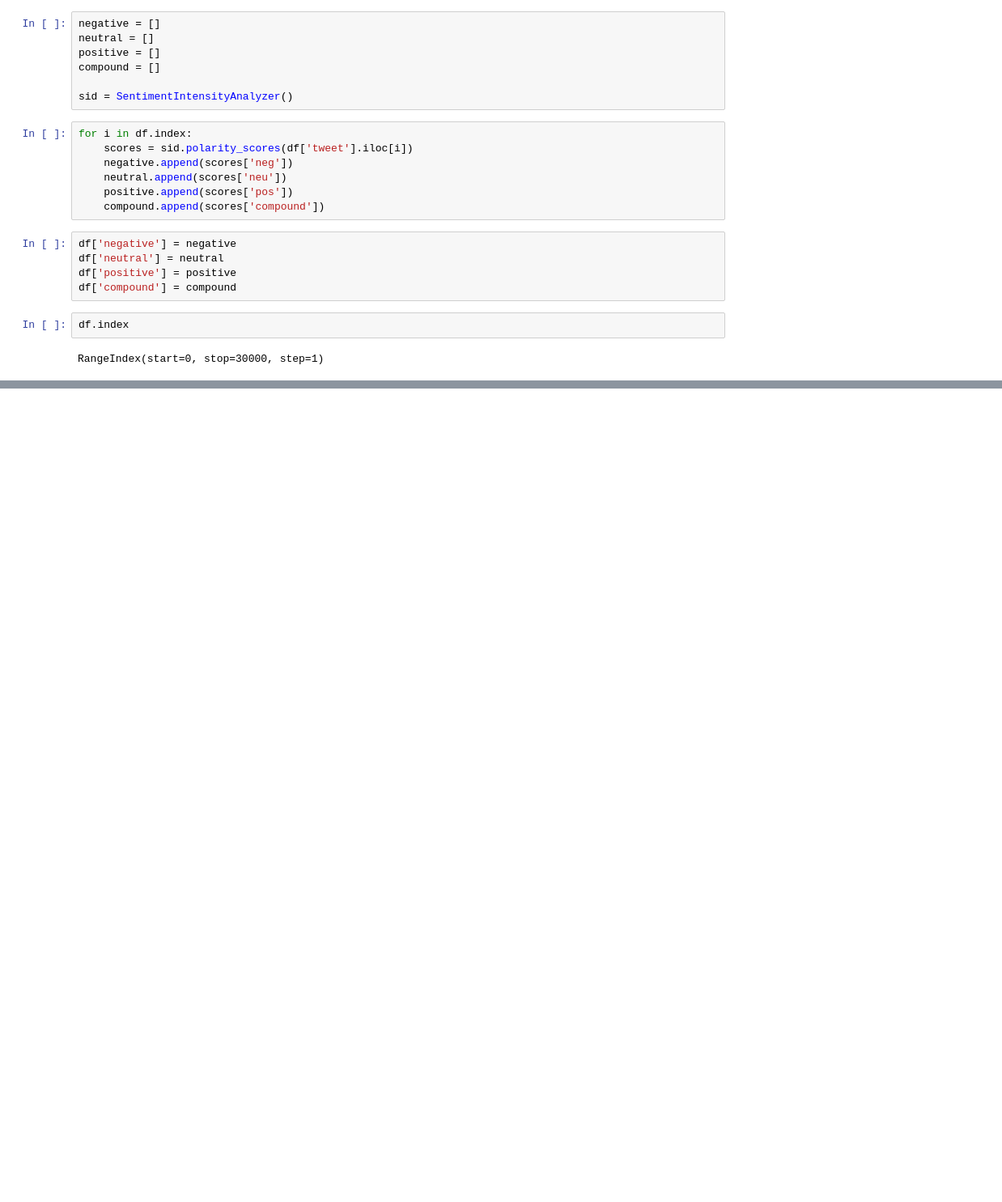
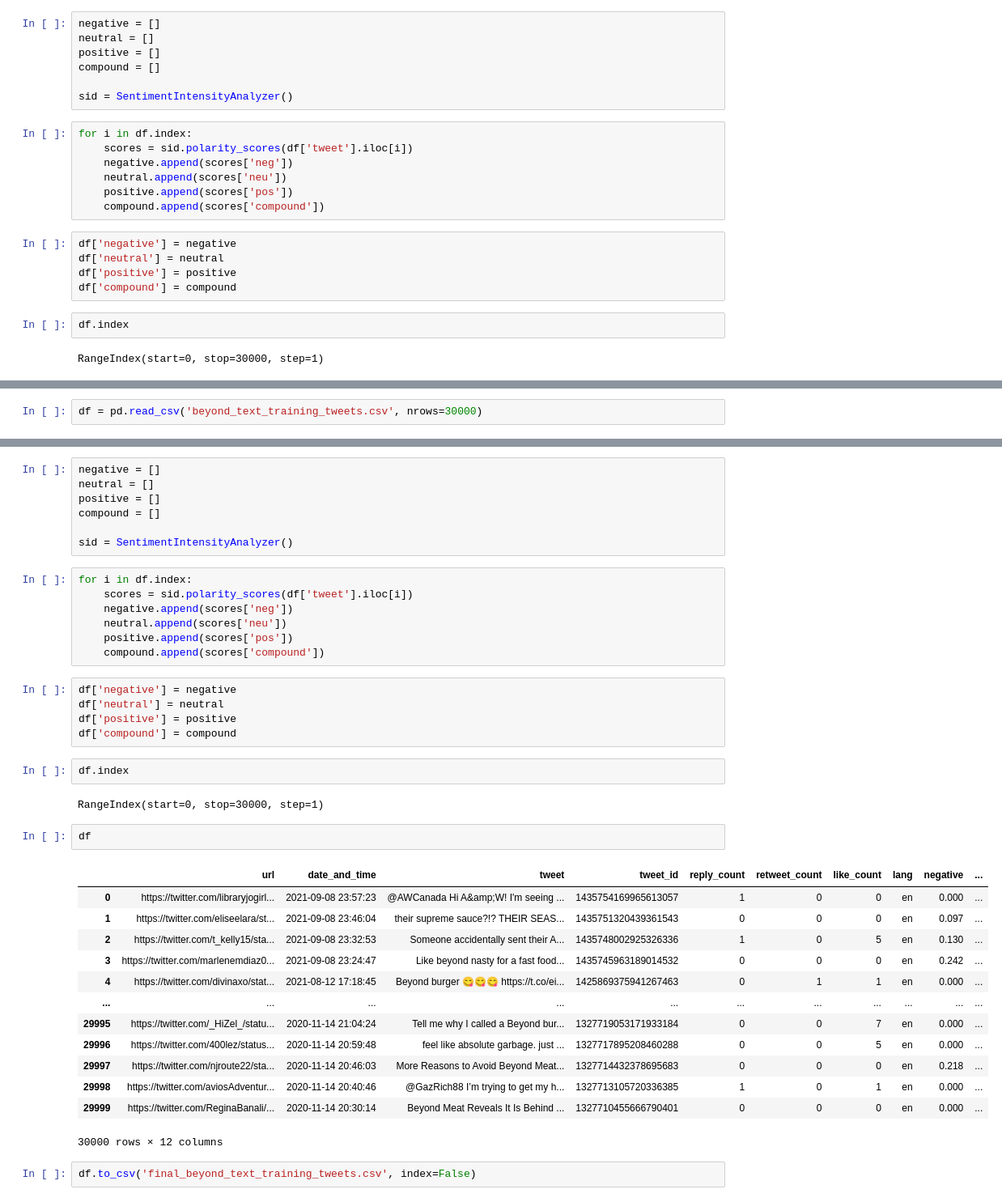
Before and after one commit to data-dissector/plantbased-patty-sentiment-analysis, a Jupyter notebook: Tweets and NLTK-VADER Notebook.ipynb, the cells around one changed output, grey strips where cells are left out. Shown at 81% size. Drawn from its saved outputs; the diff is of its cells as text; blank space fills up the shorter version.

```diff
--- a/Tweets and NLTK-VADER Notebook.ipynb
+++ b/Tweets and NLTK-VADER Notebook.ipynb
@@ -63,0 +74,2 @@ df.to_csv('training_tweets.csv', index=False)
+# %%
+df = pd.read_csv('beyond_text_training_tweets.csv', nrows=30000)
@@ -63,0 +92,41 @@ df.to_csv('training_tweets.csv', index=False)
+# %%
+negative = []
+neutral = []
+positive = []
+compound = []
+
+sid = SentimentIntensityAnalyzer()
+# %%
+for i in df.index:
+    scores = sid.polarity_scores(df['tweet'].iloc[i])
+    negative.append(scores['neg'])
+    neutral.append(scores['neu'])
+    positive.append(scores['pos'])
+    compound.append(scores['compound'])
+# %%
+df['negative'] = negative
+df['neutral'] = neutral
+df['positive'] = positive
+df['compound'] = compound
+# %%
+df.index
+# %% [output]
+RangeIndex(start=0, stop=30000, step=1)
+# %%
+df
+# %% [output]
+|  | url | date_and_time | tweet | tweet_id | reply_count | retweet_count | like_count | lang | negative | ... |
+| 0 | https://twitter.com/libraryjogirl... | 2021-09-08 23:57:23 | @AWCanada Hi A&amp;W! I'm seeing ... | 1435754169965613057 | 1 | 0 | 0 | en | 0.000 | ... |
+| 1 | https://twitter.com/eliseelara/st... | 2021-09-08 23:46:04 | their supreme sauce?!? THEIR SEAS... | 1435751320439361543 | 0 | 0 | 0 | en | 0.097 | ... |
+| 2 | https://twitter.com/t_kelly15/sta... | 2021-09-08 23:32:53 | Someone accidentally sent their A... | 1435748002925326336 | 1 | 0 | 5 | en | 0.130 | ... |
+| 3 | https://twitter.com/marlenemdiaz0... | 2021-09-08 23:24:47 | Like beyond nasty for a fast food... | 1435745963189014532 | 0 | 0 | 0 | en | 0.242 | ... |
+| 4 | https://twitter.com/divinaxo/stat... | 2021-08-12 17:18:45 | Beyond burger 😋😋😋 https://t.co/ei... | 1425869375941267463 | 0 | 1 | 1 | en | 0.000 | ... |
+| ... | ... | ... | ... | ... | ... | ... | ... | ... | ... | ... |
+| 29995 | https://twitter.com/_HiZel_/statu... | 2020-11-14 21:04:24 | Tell me why I called a Beyond bur... | 1327719053171933184 | 0 | 0 | 7 | en | 0.000 | ... |
+| 29996 | https://twitter.com/400lez/status... | 2020-11-14 20:59:48 | feel like absolute garbage. just ... | 1327717895208460288 | 0 | 0 | 5 | en | 0.000 | ... |
+| 29997 | https://twitter.com/njroute22/sta... | 2020-11-14 20:46:03 | More Reasons to Avoid Beyond Meat... | 1327714432378695683 | 0 | 0 | 0 | en | 0.218 | ... |
+| 29998 | https://twitter.com/aviosAdventur... | 2020-11-14 20:40:46 | @GazRich88 I’m trying to get my h... | 1327713105720336385 | 1 | 0 | 1 | en | 0.000 | ... |
+| 29999 | https://twitter.com/ReginaBanali/... | 2020-11-14 20:30:14 | Beyond Meat Reveals It Is Behind ... | 1327710455666790401 | 0 | 0 | 0 | en | 0.000 | ... |
+30000 rows × 12 columns
+# %%
+df.to_csv('final_beyond_text_training_tweets.csv', index=False)
```
Also changed, not shown: parts of 10 cells of this notebook, 3 other files.
